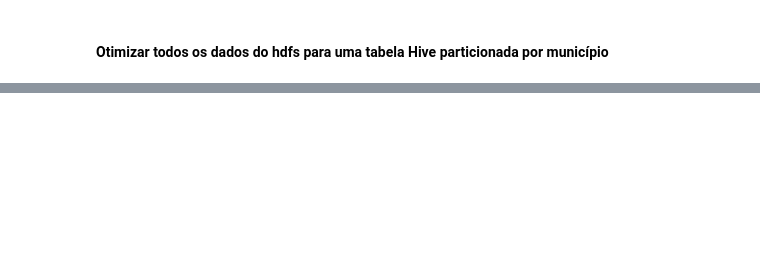
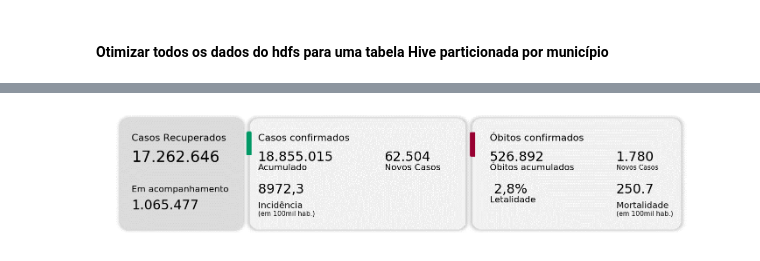
Before and after one commit to agomes94/semantix_desafio_spark, a Jupyter notebook: Desafio_SemantisAcademy_Spark_NivelBasico.ipynb, the cells around one changed output, grey strips where cells are left out. Drawn from its saved outputs; the diff is of its cells as text; code cells hidden in the pictures; blank space fills up the shorter version.

```diff
--- a/Desafio_SemantisAcademy_Spark_NivelBasico.ipynb
+++ b/Desafio_SemantisAcademy_Spark_NivelBasico.ipynb
@@ -60,0 +131,82 @@ covid.write.csv('/user/arthur/desafio/covid_spark', header='true')
+# %%
+regiao = "Brasil"
+last_day = "2021-07-06"
+
+vis_01_loc = vis_01.filter(col("data")==last_day).filter(col("regiao")==regiao)
+vis_02_loc = vis_02.filter(col("data")==last_day).filter(col("regiao")==regiao)
+vis_03_loc = vis_03.filter(col("data")==last_day).filter(col("regiao")==regiao)
+
+num_casos_rec = vis_01_loc.select("casos_recuperados").collect()[0][0]
+num_casos_acomp = vis_01_loc.select("em_acompanhamento").collect()[0][0]
+
+num_casos_acc = vis_02_loc.select("casos_acumulados").collect()[0][0]
+num_casos_new = vis_02_loc.select("casos_novos").collect()[0][0]
+inc_casos = vis_02_loc.select("incidencia").collect()[0][0]
+
+num_obtos_acc = vis_03_loc.select("obitos_acumulados").collect()[0][0]
+num_obtos_new = vis_03_loc.select("obitos_novos").collect()[0][0]
+mortalidade = vis_03_loc.select("mortalidade").collect()[0][0]
+letalidade = vis_03_loc.select("letalidade").collect()[0][0]
+# %%
+fig, axs = plt.subplots(figsize=(25,5))
+gs = gridspec.GridSpec(ncols=5, nrows=2,figure=fig)
+
+axs.axes.axis('off')
+
+ax_back = fig.add_subplot(gs[0:2, 0:6])
+img_back = Image.open('visual.png')
+ax_back.imshow(img_back, aspect ='auto')
+ax_back.axes.axis('off')
+
+ax_1 = fig.add_subplot(gs[0, 0])
+ax_1.axis('off')
+ax_1.text(0.2, 0.55, "Casos Recuperados", ha="left", va="center", size=22)
+ax_1.text(0.2, 0.20, "{0:_.0f}".format(num_casos_rec).replace("_","."), ha="left", va="center", size=35)
+
+ax_2 = fig.add_subplot(gs[1, 0])
+ax_2.axes.axis('off')
+ax_2.text(0.2, 0.8, "Em acompanhamento", ha="left", va="center", size=20)
+ax_2.text(0.2, 0.5, "{0:_.0f}".format(num_casos_acomp).replace("_","."), ha="left", va="center", size=30)
+
+ax_3 = fig.add_subplot(gs[0, 1])
+ax_3.axes.axis('off')
+ax_3.text(0.2, 0.55, "Casos confirmados", ha="left", va="center", size=22)
+ax_3.text(0.2, 0.2, "{0:_.0f}".format(num_casos_acc).replace("_","."), ha="left", va="center", size=30)
+ax_3.text(0.2, 0.0, "Acumulado", ha="left", va="center", size=20)
+
+ax_4 = fig.add_subplot(gs[0, 2])
+ax_4.axes.axis('off')
+ax_4.text(0.2, 0.2, "{0:_.0f}".format(num_casos_new).replace("_","."), ha="left", va="center", size=30)
+ax_4.text(0.2, 0.0, "Novos Casos", ha="left", va="center", size=20)
+
+ax_5 = fig.add_subplot(gs[1, 1])
+ax_5.axes.axis('off')
+ax_5.text(0.2, 0.8, "{0:4.1f}".format(inc_casos).replace(".",","), ha="left", va="center", size=30)
+ax_5.text(0.2, 0.5, "Incidência", ha="left", va="center", size=20)
+ax_5.text(0.2, 0.35, "(em 100mil hab.)", ha="left", va="center", size=15)
+
+ax_6 = fig.add_subplot(gs[0, 3])
+ax_6.axes.axis('off')
+ax_6.text(0.0, 0.55, "Óbitos confirmados", ha="left", va="center", size=22)
+ax_6.text(0.0, 0.2, "{0:_.0f}".format(num_obtos_acc).replace("_","."), ha="left", va="center", size=30)
+ax_6.text(0.0, 0.0, "Óbitos acumulados", ha="left", va="center", size=20)
+
+ax_7 = fig.add_subplot(gs[0, 4])
+ax_7.axes.axis('off')
+ax_7.text(0.0, 0.2, "{0:_.0f}".format(num_obtos_new).replace("_","."), ha="left", va="center", size=30)
+ax_7.text(0.0, 0.0, "Novos Casos", ha="left", va="center", size=15)
+
+ax_8 = fig.add_subplot(gs[1, 3])
+ax_8.axes.axis('off')
+ax_8.text(0.0, 0.8, "{0:4.1f}%".format(float(letalidade)).replace(".",","), ha="left", va="center", size=30)
+ax_8.text(0.0, 0.6, "Letalidade", ha="left", va="center", size=20)
+
+ax_9 = fig.add_subplot(gs[1, 4])
+ax_9.axes.axis('off')
+ax_9.text(0.0, 0.8, "{0:_.1f}".format(float(mortalidade)).replace("_","."), ha="left", va="center", size=30)
+ax_9.text(0.0, 0.5, "Mortalidade", ha="left", va="center", size=20)
+ax_9.text(0.0, 0.35, "(em 100mil hab.)", ha="left", va="center", size=15)
+
+plt.show()
+# %% [output]
+[figure, added]
```
Also changed, not shown: parts of 35 cells of this notebook.
